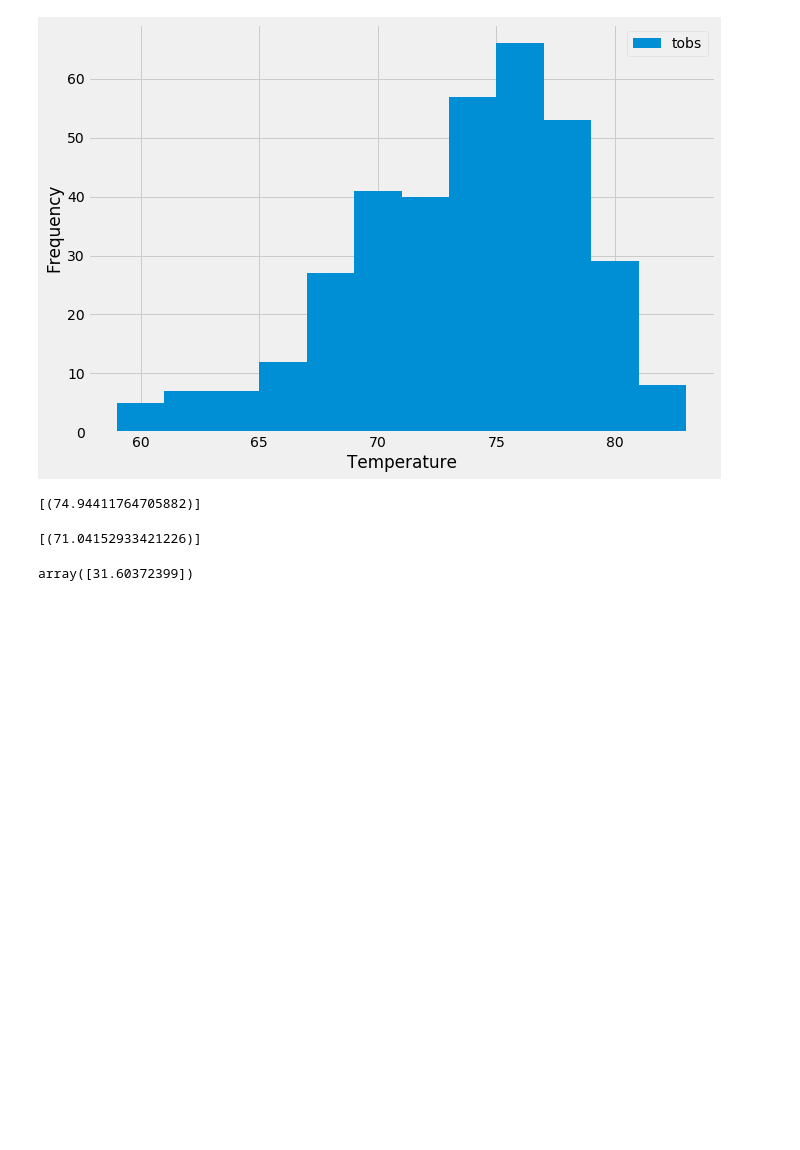
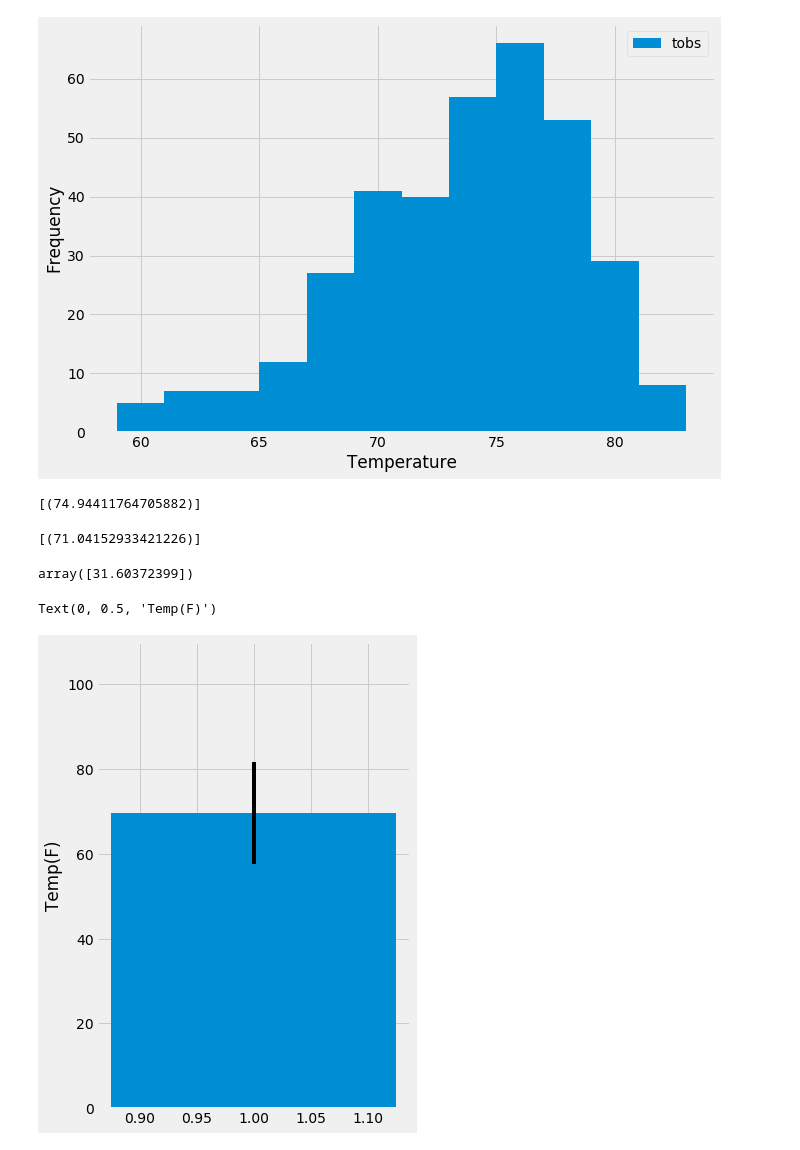
Before and after one commit to wonderbug2020/sqlalchemy, a Jupyter notebook: main.ipynb, the cells around one changed output. Cells and saved outputs as stored; diff of their text form; code cells hidden in the pictures; blank space fills up the shorter version.

```diff
--- a/main.ipynb
+++ b/main.ipynb
@@ -173,0 +176,37 @@ array([31.60372399])
+# %%
+# This function called `calc_temps` will accept start date and end date in the format '%Y-%m-%d'
+# and return the minimum, average, and maximum temperatures for that range of dates
+def calc_temps(start_date, end_date):
+    """TMIN, TAVG, and TMAX for a list of dates.
+
+    Args:
+        start_date (string): A date string in the format %Y-%m-%d
+        end_date (string): A date string in the format %Y-%m-%d
+
+    Returns:
+        TMIN, TAVE, and TMAX
+    """
+
+    return session.query(func.min(Measurement.tobs), func.avg(Measurement.tobs), func.max(Measurement.tobs)).\
+        filter(Measurement.date >= start_date).filter(Measurement.date <= end_date).all()
+
+# function usage example
+temp_var = calc_temps('2012-02-28', '2012-03-05')
+#temp_var[0][0]
+# %%
+#To make a graph we must first set up some variables
+N=1
+avg = temp_var[0][1]
+max_t = temp_var[0][2]
+min_t = temp_var[0][0]
+y_err = max_t-min_t
+width = .25
+
+fig, ax = plt.subplots(figsize=(5,8))
+plt.bar(N,avg,width,yerr=y_err)
+#ax.set_xlim([.5,1.5])
+ax.set_ylim([0,110])
+plt.ylabel("Temp(F)")
+# %% [output]
+Text(0, 0.5, 'Temp(F)')
+[figure, added]
```
Also changed, not shown: parts of 2 cells of this notebook.
